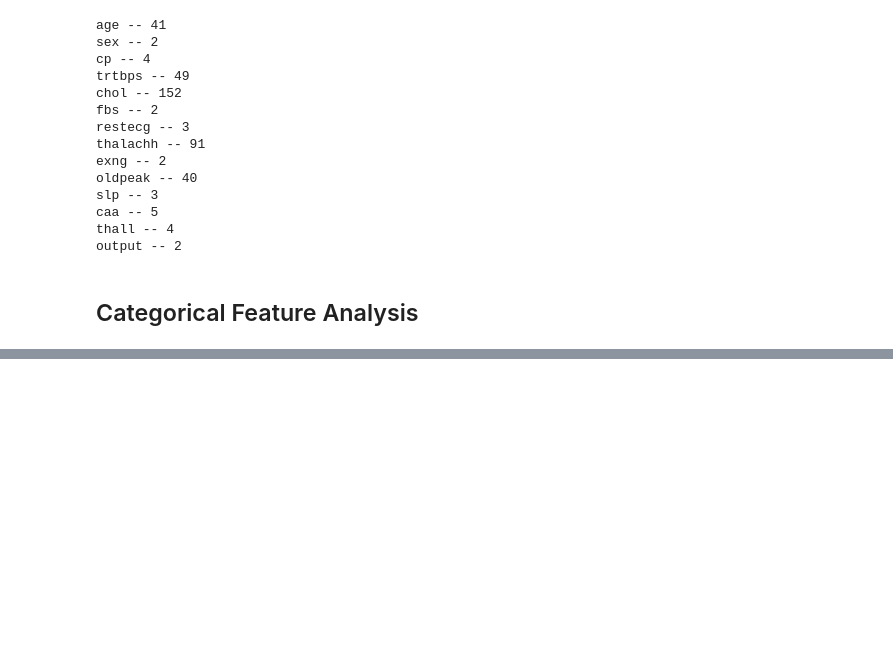
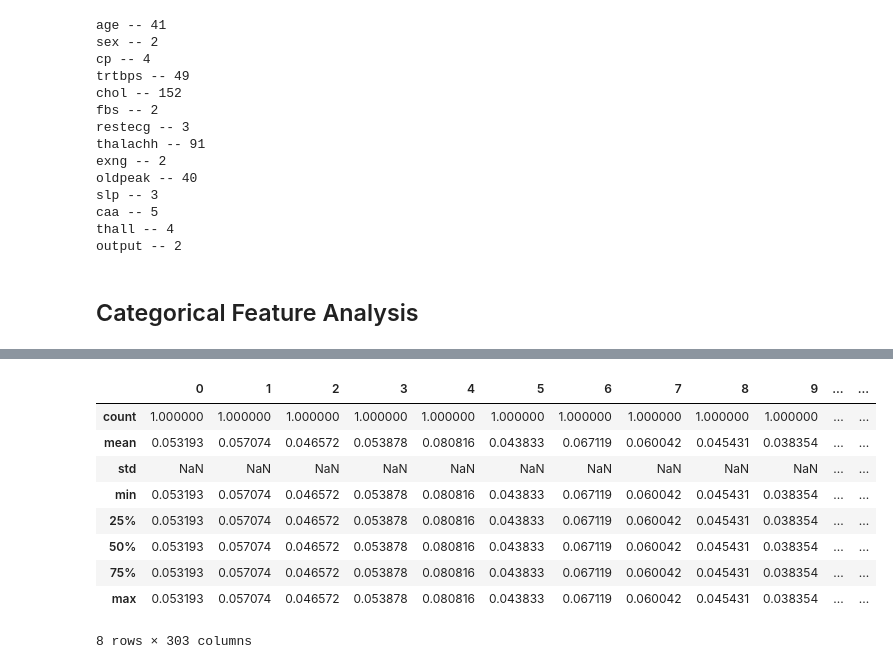
Before and after one commit to MSBurakS/Heart-Attack-Analysis-Perdiction-My-Practice, a Jupyter notebook: heart-attack-analysis-perdiction-my-practice.ipynb, the cells around one changed output, grey strips where cells are left out. Drawn from its saved outputs; the diff is of its cells as text; code cells hidden in the pictures; blank space fills up the shorter version.

```diff
--- a/heart-attack-analysis-perdiction-my-practice.ipynb
+++ b/heart-attack-analysis-perdiction-my-practice.ipynb
@@ -202,0 +222,4 @@ for i in categorical_list:
+# %%
+chol_array= np.array(df["chol"])
+norm_array = preprocessing.normalize([chol_array])
+print("{}".format(norm_array))
@@ -202,0 +260,13 @@ for i in categorical_list:
+# %%
+pd.DataFrame(norm_array).describe()
+# %% [output]
+|  | 0 | 1 | 2 | 3 | 4 | 5 | 6 | 7 | 8 | 9 | ... | ... |
+| count | 1.000000 | 1.000000 | 1.000000 | 1.000000 | 1.000000 | 1.000000 | 1.000000 | 1.000000 | 1.000000 | 1.000000 | ... | ... |
+| mean | 0.053193 | 0.057074 | 0.046572 | 0.053878 | 0.080816 | 0.043833 | 0.067119 | 0.060042 | 0.045431 | 0.038354 | ... | ... |
+| std | NaN | NaN | NaN | NaN | NaN | NaN | NaN | NaN | NaN | NaN | ... | ... |
+| min | 0.053193 | 0.057074 | 0.046572 | 0.053878 | 0.080816 | 0.043833 | 0.067119 | 0.060042 | 0.045431 | 0.038354 | ... | ... |
+| 25% | 0.053193 | 0.057074 | 0.046572 | 0.053878 | 0.080816 | 0.043833 | 0.067119 | 0.060042 | 0.045431 | 0.038354 | ... | ... |
+| 50% | 0.053193 | 0.057074 | 0.046572 | 0.053878 | 0.080816 | 0.043833 | 0.067119 | 0.060042 | 0.045431 | 0.038354 | ... | ... |
+| 75% | 0.053193 | 0.057074 | 0.046572 | 0.053878 | 0.080816 | 0.043833 | 0.067119 | 0.060042 | 0.045431 | 0.038354 | ... | ... |
+| max | 0.053193 | 0.057074 | 0.046572 | 0.053878 | 0.080816 | 0.043833 | 0.067119 | 0.060042 | 0.045431 | 0.038354 | ... | ... |
+8 rows × 303 columns
```
Also changed, not shown: parts of 19 cells of this notebook.
